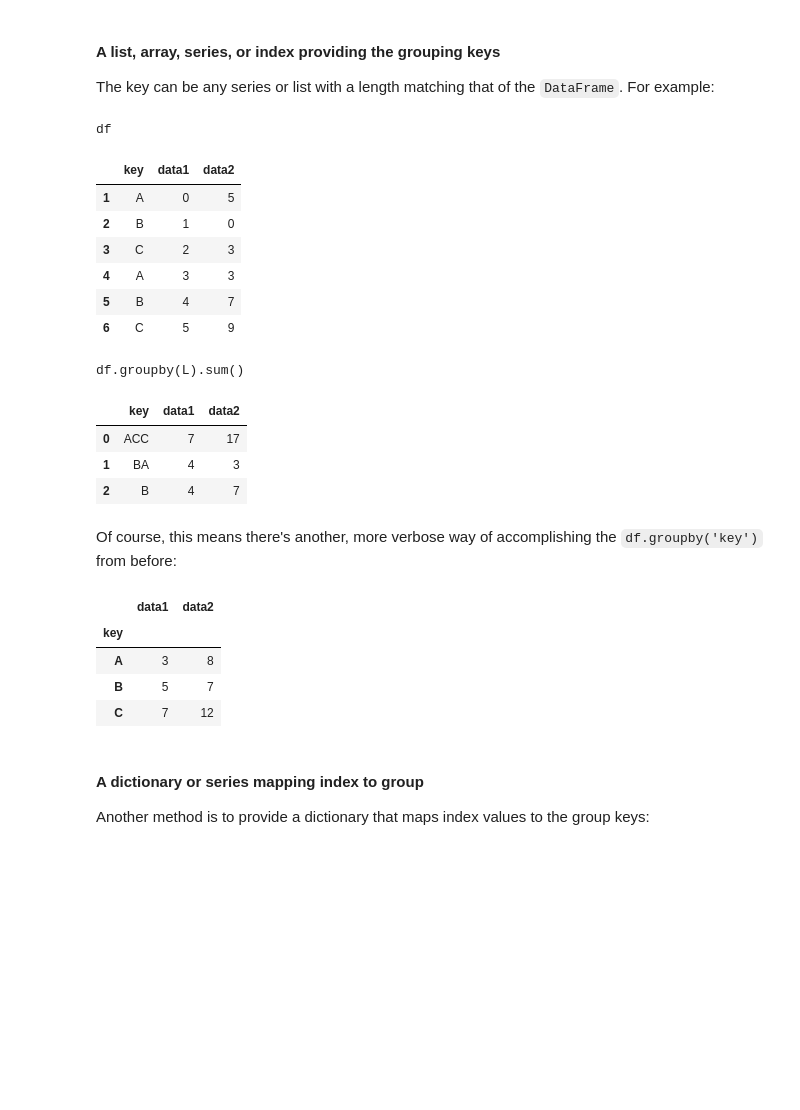
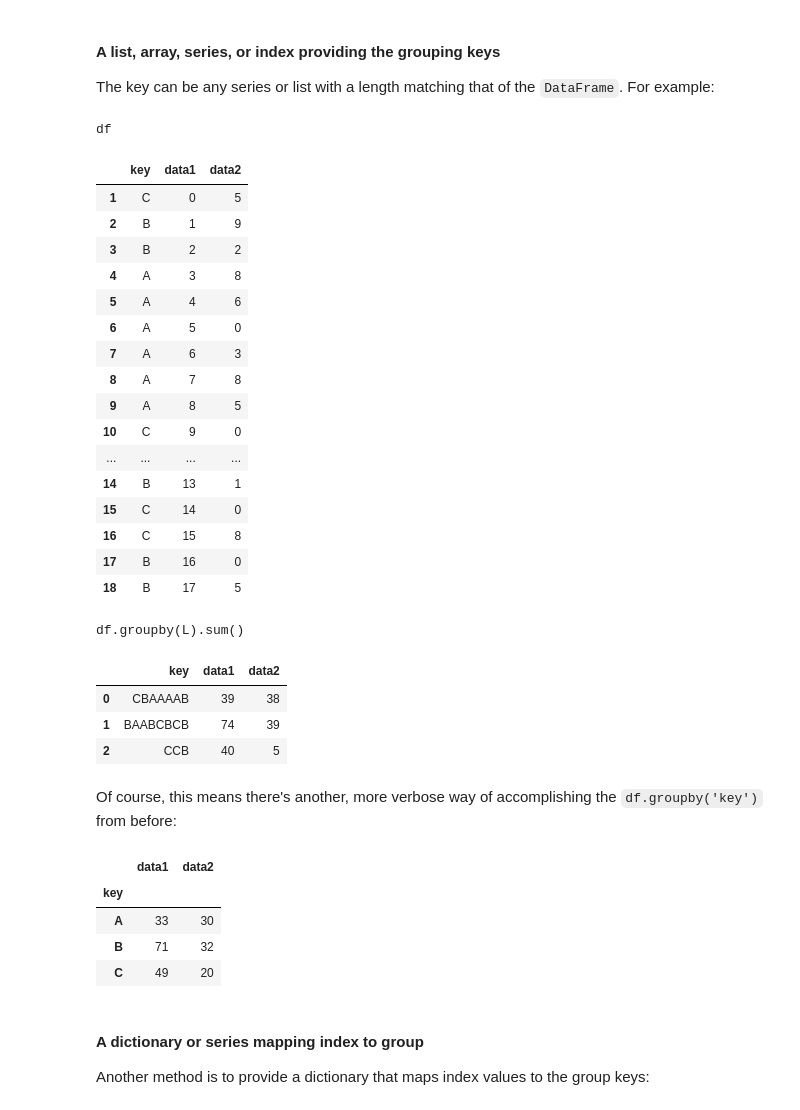
Before and after one commit to bertramwooster/PythonDataScienceHandbook, a Jupyter notebook: notebooks/03.08-Aggregation-and-Grouping.ipynb, the cells around one changed output. Saved outputs shown, nothing was run; the diff lists cells and outputs as text; code cells hidden in the pictures; blank space fills up the shorter version.

```diff
--- a/notebooks/03.08-Aggregation-and-Grouping.ipynb
+++ b/notebooks/03.08-Aggregation-and-Grouping.ipynb
@@ -62,8 +62,8 @@ This has some details on the 1,000+ extrasolar planets discovered up to 2014.
 In ["Aggregations: Min, Max, and Everything In Between"](02.04-Computation-on-arrays-aggregates.ipynb), we explored some of the data aggregations available for NumPy arrays.
 As with a one-dimensional NumPy array, for a Pandas ``Series`` the aggregates return a single value:
 # %%
-rng = np.random.RandomState(42)
-ser = pd.Series(rng.rand(5))
+rng = np.random.default_rng(42)
+ser = pd.Series(rng.random(5))
 ser
 # %% [output]
 |  | 0 |
@@ -303,3 +303,15 @@ The preceding discussion focused on aggregation for the combine operation, but t
 In particular, `GroupBy` objects have `aggregate`, `filter`, `transform`, and `apply` methods that efficiently implement a variety of useful operations before combining the grouped data.
 
 For the purpose of the following subsections, we'll use this ``DataFrame``:
+# %%
+import string
+# Generate a random sequence of capital letters using random integers
+def random_letters_from_integers(length = 10, rng = np.random.default_rng, k = 26):
+    # ASCII values for capital letters 'A' to 'Z' are 65 to 90
+    random_ascii_values = rng.integers(65, min(65 + k, 91), length)
+    return [chr(value) for value in random_ascii_values]
+
+# Example usage
+rng = np.random.default_rng(0)
+key = random_letters_from_integers(18, rng, 3)
+print(key)
@@ -306,9 +320,10 @@ For the purpose of the following subsections, we'll use this ``DataFrame``:
 # %%
-rng = np.random.RandomState(0)
-df = pd.DataFrame({'key': ['A', 'B', 'C', 'A', 'B', 'C'],
-                   'data1': range(6),
-                   'data2': rng.randint(0, 10, 6)},index = range(1,7),
-                   columns = ['key', 'data1', 'data2'])
+
+df = pd.DataFrame({'key': key,
+                     'data1': range(len(key)),
+                     'data2': rng.integers(0, 10, len(key))},
+                    index = range(1,len(key) + 1),
+                     columns = ['key', 'data1', 'data2'])
 df
 # %% [output]
 |  | key | data1 | data2 |
@@ -440,22 +506,32 @@ This is just one of many options by which the groups can be defined, and we'll g
 
 The key can be any series or list with a length matching that of the `DataFrame`. For example:
 # %%
-L = [0, 1, 0, 1, 2, 0]
+L = rng.integers(0, 3, len(key))
 display('df', "df.groupby(L).sum()")
 # %% [output]
 df
 |  | key | data1 | data2 |
-| 1 | A | 0 | 5 |
-| 2 | B | 1 | 0 |
-| 3 | C | 2 | 3 |
-| 4 | A | 3 | 3 |
-| 5 | B | 4 | 7 |
-| 6 | C | 5 | 9 |
+| 1 | C | 0 | 5 |
+| 2 | B | 1 | 9 |
+| 3 | B | 2 | 2 |
+| 4 | A | 3 | 8 |
+| 5 | A | 4 | 6 |
+| 6 | A | 5 | 0 |
+| 7 | A | 6 | 3 |
+| 8 | A | 7 | 8 |
+| 9 | A | 8 | 5 |
+| 10 | C | 9 | 0 |
+| ... | ... | ... | ... |
+| 14 | B | 13 | 1 |
+| 15 | C | 14 | 0 |
+| 16 | C | 15 | 8 |
+| 17 | B | 16 | 0 |
+| 18 | B | 17 | 5 |
 df.groupby(L).sum()
 |  | key | data1 | data2 |
-| 0 | ACC | 7 | 17 |
-| 1 | BA | 4 | 3 |
-| 2 | B | 4 | 7 |
+| 0 | CBAAAAB | 39 | 38 |
+| 1 | BAABCBCB | 74 | 39 |
+| 2 | CCB | 40 | 5 |
 # %% [markdown]
 Of course, this means there's another, more verbose way of accomplishing the `df.groupby('key')` from before:
 # %%
@@ -463,9 +539,9 @@ df.groupby(df['key']).sum()
 # %% [output]
 |  | data1 | data2 |
 | key |  |  |
-| A | 3 | 8 |
-| B | 5 | 7 |
-| C | 7 | 12 |
+| A | 33 | 30 |
+| B | 71 | 32 |
+| C | 49 | 20 |
 # %% [markdown]
 #### A dictionary or series mapping index to group
 
```
Also changed, not shown: parts of 19 cells of this notebook.
